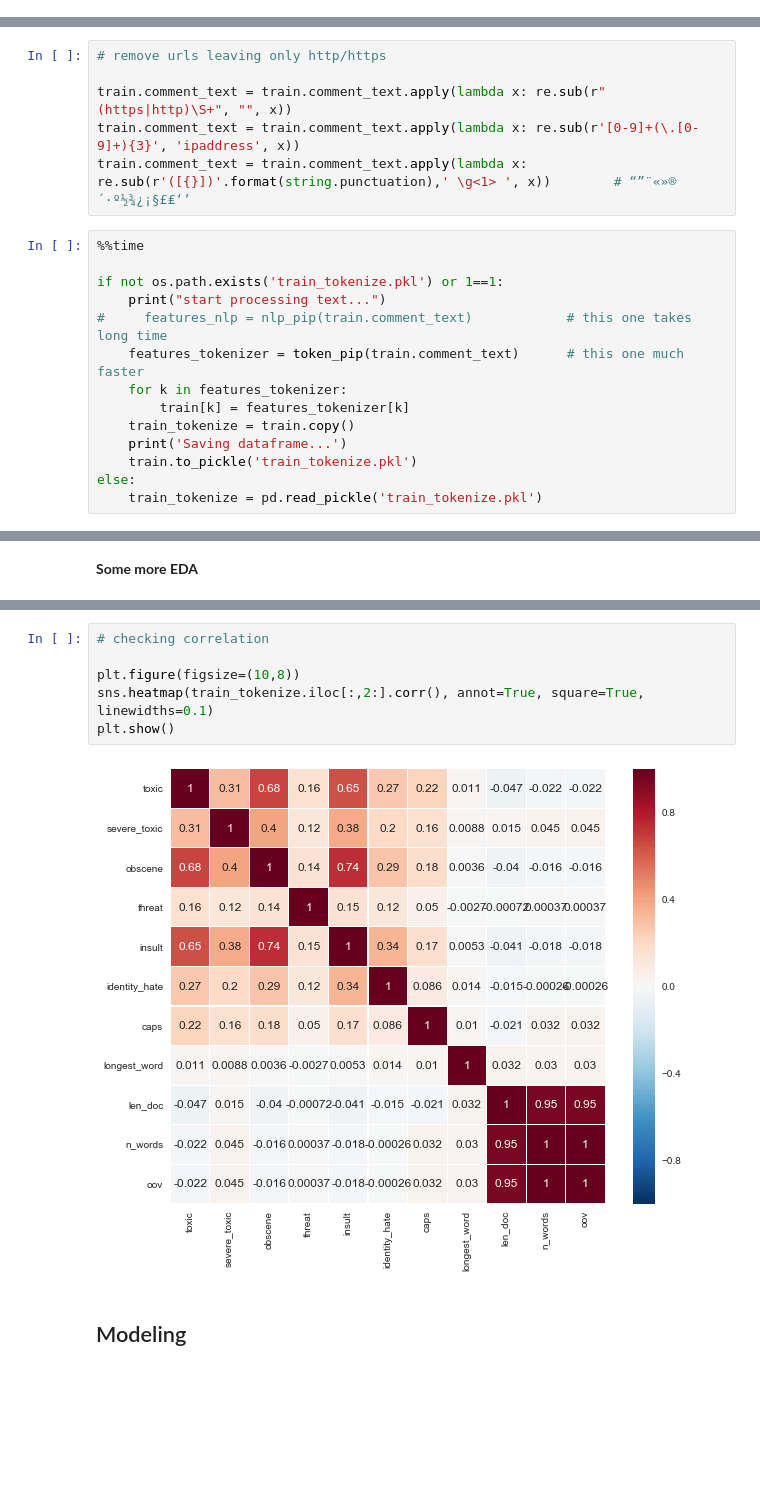
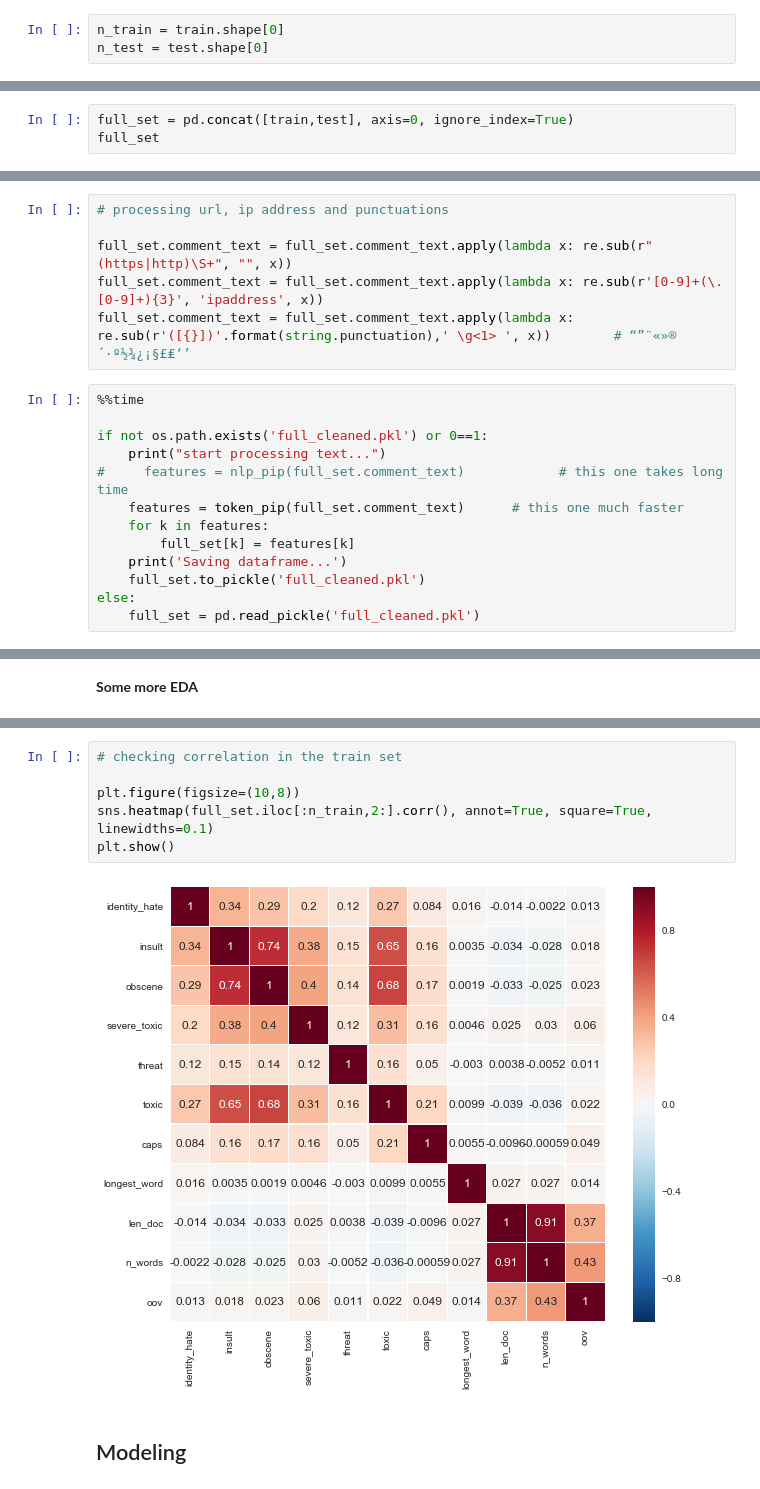
Before and after one commit to liyadi81/toxic-comment-classification, a Jupyter notebook: Toxic_Comment.ipynb, the cells around one changed output, grey strips where cells are left out. Saved outputs shown, nothing was run; the diff lists cells and outputs as text; blank space fills up the shorter version.

```diff
--- a/Toxic_Comment.ipynb
+++ b/Toxic_Comment.ipynb
@@ -18,6 +19,9 @@ print("Training set shape: {} \nTest set shape: {}".format(train.shape, test.sha
 # %% [output]
 Training set shape: (159571, 8)
 Test set shape: (153164, 2)
+# %%
+n_train = train.shape[0]
+n_test = test.shape[0]
 # %%
 train.head(10)
 # %% [output]
@@ -77,3 +114,6 @@ plt.show()
 [figure]
 # %% [markdown]
 **Text preprocessing** <br>
+# %%
+full_set = pd.concat([train,test], axis=0, ignore_index=True)
+full_set
@@ -165,24 +219,23 @@ def token_combine(nested_list):
         combined_doc.append(' '.join(nested_list[i]))
     return(combined_doc)
 # %%
-# remove urls leaving only http/https
+# processing url, ip address and punctuations
 
-train.comment_text = train.comment_text.apply(lambda x: re.sub(r"(https|http)\S+", "", x))
-train.comment_text = train.comment_text.apply(lambda x: re.sub(r'[0-9]+(\.[0-9]+){3}', 'ipaddress', x))
-train.comment_text = train.comment_text.apply(lambda x: re.sub(r'([{}])'.format(string.punctuation),' \g<1> ', x))        # “”¨«»®´·º½¾¿¡§£₤‘’
+full_set.comment_text = full_set.comment_text.apply(lambda x: re.sub(r"(https|http)\S+", "", x))
+full_set.comment_text = full_set.comment_text.apply(lambda x: re.sub(r'[0-9]+(\.[0-9]+){3}', 'ipaddress', x))
+full_set.comment_text = full_set.comment_text.apply(lambda x: re.sub(r'([{}])'.format(string.punctuation),' \g<1> ', x))        # “”¨«»®´·º½¾¿¡§£₤‘’
 # %%
 %%time
 
-if not os.path.exists('train_tokenize.pkl') or 1==1:
+if not os.path.exists('full_cleaned.pkl') or 0==1:
     print("start processing text...")
-#     features_nlp = nlp_pip(train.comment_text)            # this one takes long time
-    features_tokenizer = token_pip(train.comment_text)      # this one much faster
-    for k in features_tokenizer:
-        train[k] = features_tokenizer[k]
-    train_tokenize = train.copy()
+#     features = nlp_pip(full_set.comment_text)            # this one takes long time
+    features = token_pip(full_set.comment_text)      # this one much faster
+    for k in features:
+        full_set[k] = features[k]
     print('Saving dataframe...')
-    train.to_pickle('train_tokenize.pkl')
+    full_set.to_pickle('full_cleaned.pkl')
 else:
-    train_tokenize = pd.read_pickle('train_tokenize.pkl')
+    full_set = pd.read_pickle('full_cleaned.pkl')
 # %% [output]
 start processing text...
@@ -310,11 +427,11 @@ plt.show()
 # %%
-# checking correlation
+# checking correlation in the train set
 
 plt.figure(figsize=(10,8))
-sns.heatmap(train_tokenize.iloc[:,2:].corr(), annot=True, square=True, linewidths=0.1)
+sns.heatmap(full_set.iloc[:n_train,2:].corr(), annot=True, square=True, linewidths=0.1)
 plt.show()
 # %% [output]
-[figure, old version]
+[figure, new version]
 # %% [markdown]
 ## Modeling
 # %%
```
Also changed, not shown: parts of 31 cells of this notebook.
